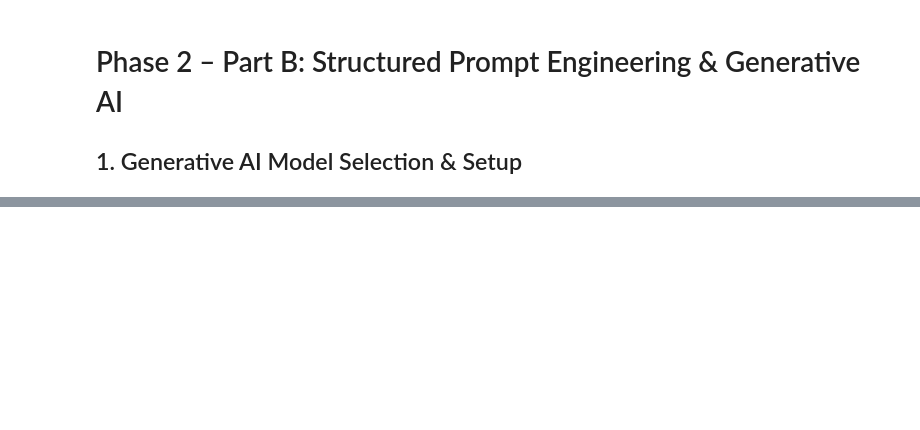
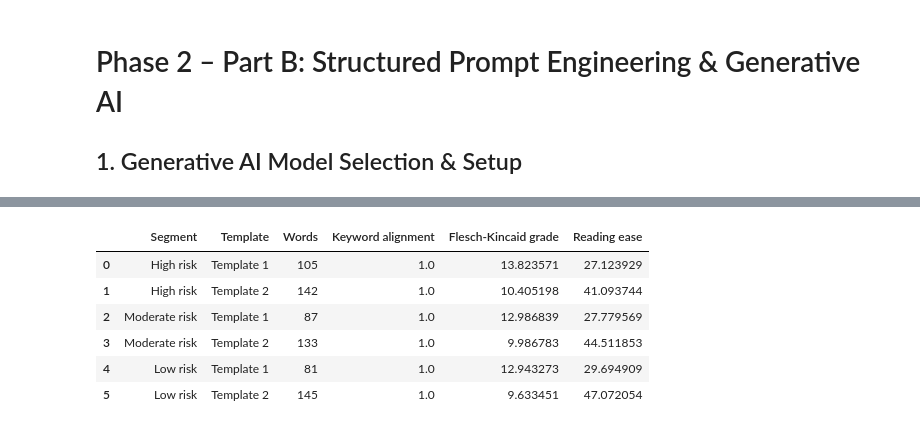
Before and after one commit to DeemaAlhudaithi/SW485-Project-Group3, a Jupyter notebook: Generative_AI/Phase2_Generative_AI.ipynb, the cells around one changed output, grey strips where cells are left out. Cells and saved outputs as stored; diff of their text form; code cells hidden in the pictures; blank space fills up the shorter version.

```diff
--- a/Generative_AI/Phase2_Generative_AI.ipynb
+++ b/Generative_AI/Phase2_Generative_AI.ipynb
@@ -197,0 +327,2 @@ print("Case 1 saved successfully.")
+# %%
+t2_case_2 = {**test_case_2, "size_pct": 40.9, "diabetic_pct": 63.4}
@@ -197,0 +394,18 @@ print("Case 1 saved successfully.")
+# %%
+template2_outputs = {}
+
+for i, case in enumerate(t2_cases, start=1):
+    prompt = PROMPT_TEMPLATE_2.format(**case)
+
+    response = client.responses.create(
+        model="openai/gpt-oss-20b",
+        input=prompt,
+        temperature=0.2
+    )
+    template2_outputs[i] = response.output_text
+
+    with open(output_dir / f"template2_case{i}.txt", "w", encoding="utf-8") as f:
+        f.write(template2_outputs[i])
+
+    print(f"--- Case {i} ({case['cluster_segment']}) ---")
+    print(template2_outputs[i], "\n")
@@ -197,0 +434,59 @@ print("Case 1 saved successfully.")
+# %%
+import sys
+import subprocess
+
+subprocess.check_call([sys.executable, "-m", "pip", "install", "textstat", "pandas"])
+
+import re
+import json
+import pandas as pd
+import textstat
+
+# Each pair matches the Template 1 case and the Template 2 case of the same risk segment
+pairs = [
+    {"segment": "High risk",     "t1_case": 1, "t2_case": 1},
+    {"segment": "Moderate risk", "t1_case": 2, "t2_case": 2},
+    {"segment": "Low risk",      "t1_case": 3, "t2_case": 3},
+]
+
+# Domain keywords that a good briefing should mention for each segment
+keywords = {
+    "High risk":     ["poor", "walking", "physical activity", "income", "heart disease", "stroke"],
+    "Moderate risk": ["older", "blood pressure", "cholesterol", "good", "mobility"],
+    "Low risk":      ["younger", "normal", "blood pressure", "cholesterol", "active", "income"],
+}
+
+
+def read_output(template, case_number):
+    path = output_dir / f"template{template}_case{case_number}.txt"
+    return path.read_text(encoding="utf-8")
+
+
+def keyword_alignment(text, words):
+    text = text.lower()
+    return round(sum(word in text for word in words) / len(words), 2)
+
+
+rows = []
+for pair in pairs:
+    for template, case_number in ((1, pair["t1_case"]), (2, pair["t2_case"])):
+        text = read_output(template, case_number)
+        rows.append({
+            "Segment": pair["segment"],
+            "Template": f"Template {template}",
+            "Words": len(text.split()),
+            "Keyword alignment": keyword_alignment(text, keywords[pair["segment"]]),
+            "Flesch-Kincaid grade": textstat.flesch_kincaid_grade(text),
+            "Reading ease": textstat.flesch_reading_ease(text),
+        })
+
+metrics_df = pd.DataFrame(rows)
+metrics_df
+# %% [output]
+|  | Segment | Template | Words | Keyword alignment | Flesch-Kincaid grade | Reading ease |
+| 0 | High risk | Template 1 | 105 | 1.0 | 13.823571 | 27.123929 |
+| 1 | High risk | Template 2 | 142 | 1.0 | 10.405198 | 41.093744 |
+| 2 | Moderate risk | Template 1 | 87 | 1.0 | 12.986839 | 27.779569 |
+| 3 | Moderate risk | Template 2 | 133 | 1.0 | 9.986783 | 44.511853 |
+| 4 | Low risk | Template 1 | 81 | 1.0 | 12.943273 | 29.694909 |
+| 5 | Low risk | Template 2 | 145 | 1.0 | 9.633451 | 47.072054 |
```
Also changed, not shown: parts of 43 cells of this notebook, 9 other files.
